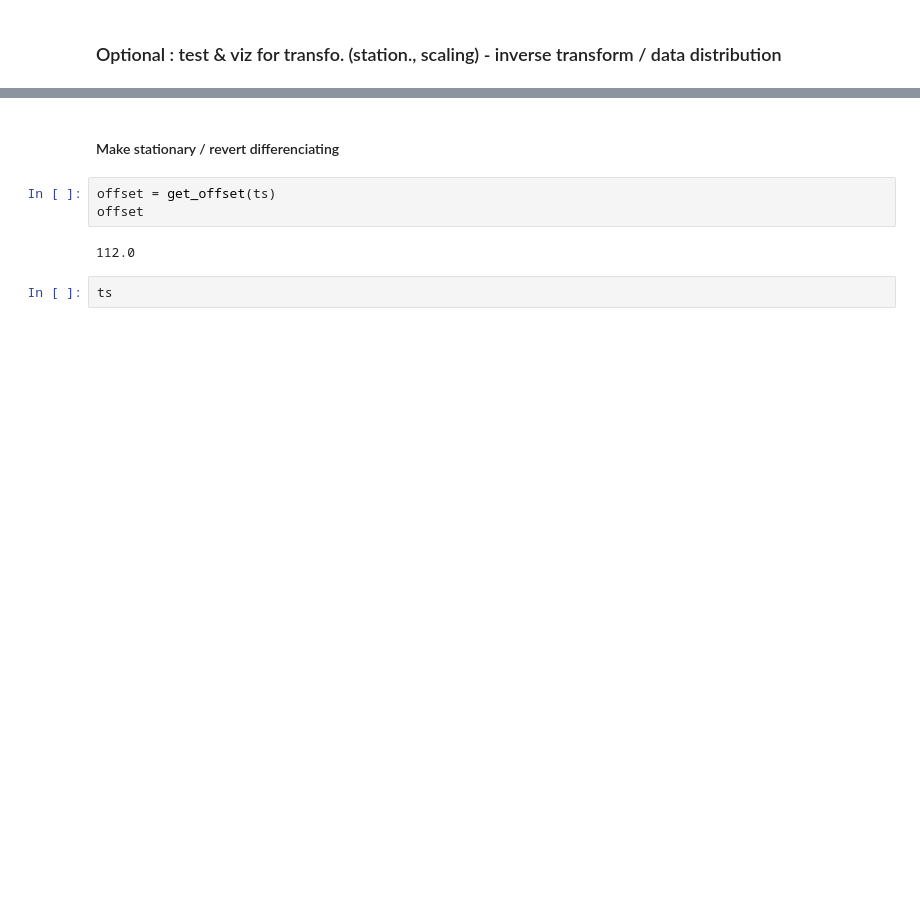
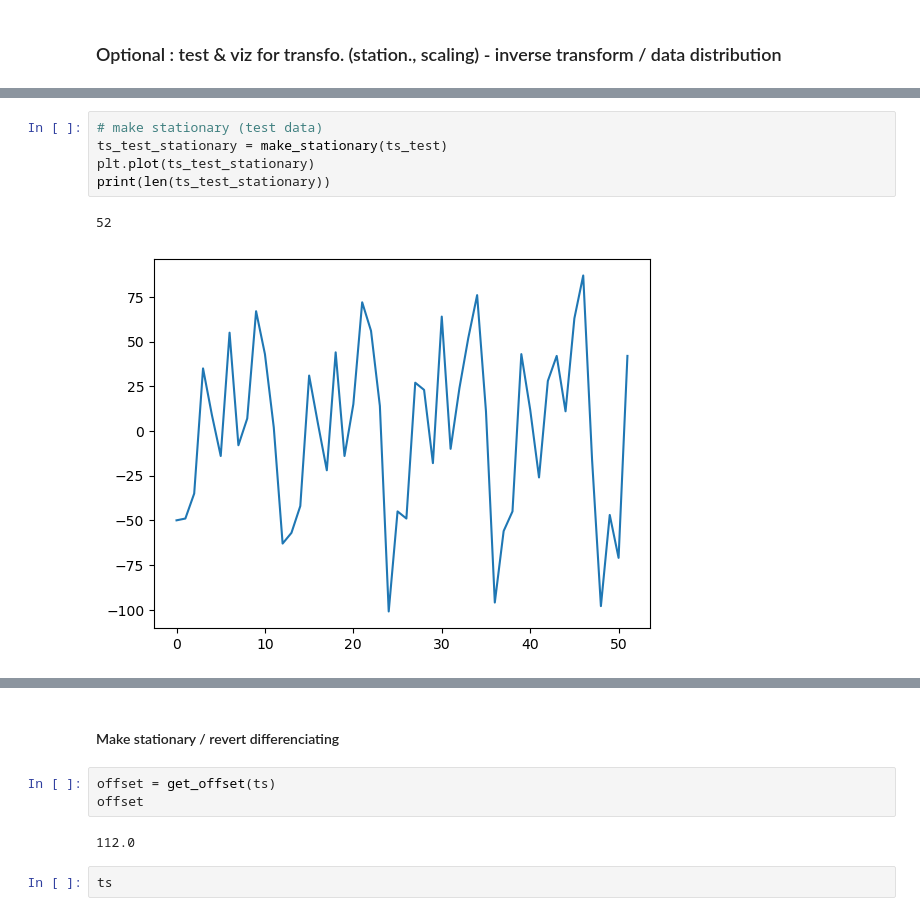
Before and after one commit to matthieuvion/lstm-gpu-jupyter, a Jupyter notebook: src/lstm_benchmark.ipynb, the cells around one changed output, grey strips where cells are left out. Saved outputs shown, nothing was run; the diff lists cells and outputs as text; blank space fills up the shorter version.

```diff
--- a/src/lstm_benchmark.ipynb
+++ b/src/lstm_benchmark.ipynb
@@ -153,0 +197,8 @@ def to_2d(array: np.array) -> np.array:
+# %%
+# make stationary (test data)
+ts_test_stationary = make_stationary(ts_test)
+plt.plot(ts_test_stationary)
+print(len(ts_test_stationary))
+# %% [output]
+52
+[figure, added]
```
Also changed, not shown: parts of 52 cells of this notebook.
